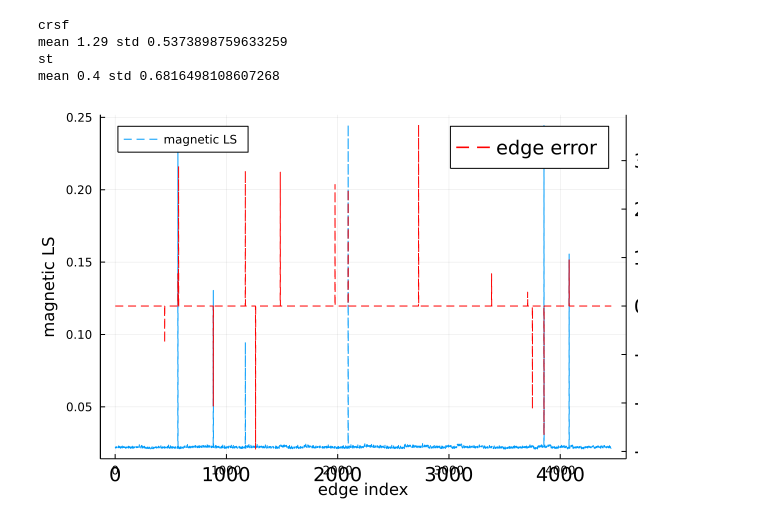
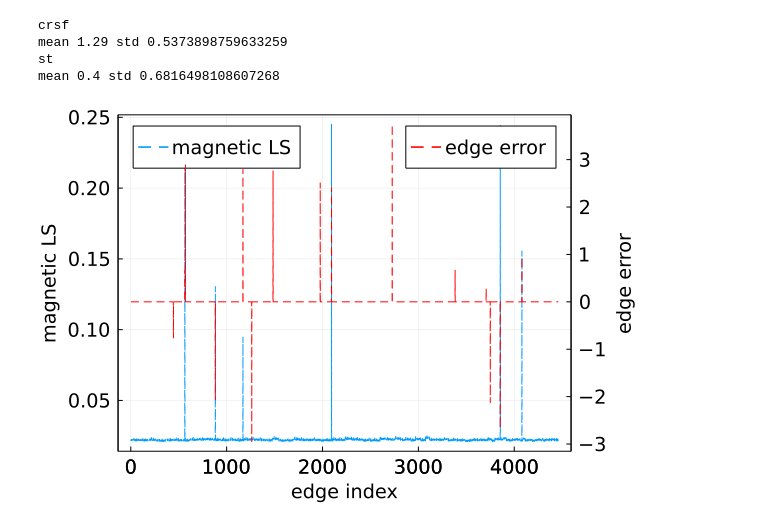
Before and after one commit to For-a-few-DPPs-more/MagneticLaplacianSparsifier.jl, a Jupyter notebook: notebooks/ERO_locate_error_edges.ipynb, the cells around one changed output. Saved outputs shown, nothing was run; the diff lists cells and outputs as text; code cells hidden in the pictures.

```diff
--- a/notebooks/ERO_locate_error_edges.ipynb
+++ b/notebooks/ERO_locate_error_edges.ipynb
@@ -69,36 +69,36 @@ mean 0.4 std 0.6816498108607268
 # %%
 # identify id of errored edges before plot
 errored_edges = zeros(ne(meta_g),1)
 it = 0
 for e in edges(meta_g)
     it +=1
 
     iter = 0
     for ne in noisy_edges
         iter += 1
         if ne == [src(e) dst(e)] || ne == [dst(e) src(e)]
             errored_edges[it] = err_edges[iter]
         end
     end
 end
 
 # magnetic leverage score (LS)
 B = magnetic_incidence(meta_g)
 q = 0
 mag_ls = leverage_score(B, q)
 
 # plot errors and magnetic LS
-plot(mag_ls, ylabel = "magnetic LS", xlabel = "edge index",label = "magnetic LS",legend = :topleft,linestyle=:dash,
+plot(mag_ls, ylabel = "magnetic LS", xlabel = "edge index",label = "magnetic LS",legend = :topleft,linestyle=:dash,framestyle=:box,
 xtickfont=font(13),
 ytickfont=font(13),
 guidefont=font(13),
-legendfont=font(13))
+legendfont=font(13),right_margin = 15mm)
 p = twinx()
 plot!(p,errored_edges,color = :red, ylabel = "edge error",label = "edge error", linestyle=:dash,legend = :topright,
-framestyle=:box,
-margins=0.1 * 2cm,)
+framestyle=:box,legendfont=font(13),ytickfont=font(13),xtickfont=font(13),guidefont=font(13),
+right_margin = 15mm)
 # %% [output]
-[figure, old version]
+[figure, new version]
 # %%
 # saving
 foldername = "figures/ero_locate_errors_ls.pdf"
```
Also changed, not shown: 1 other file.
